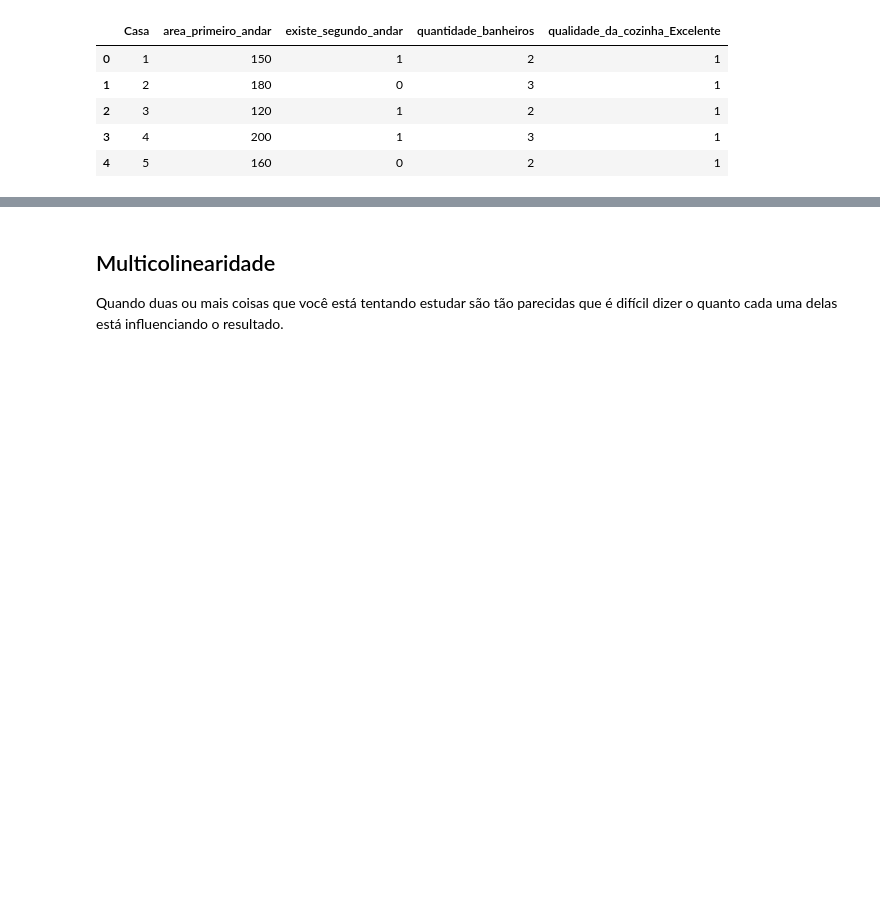
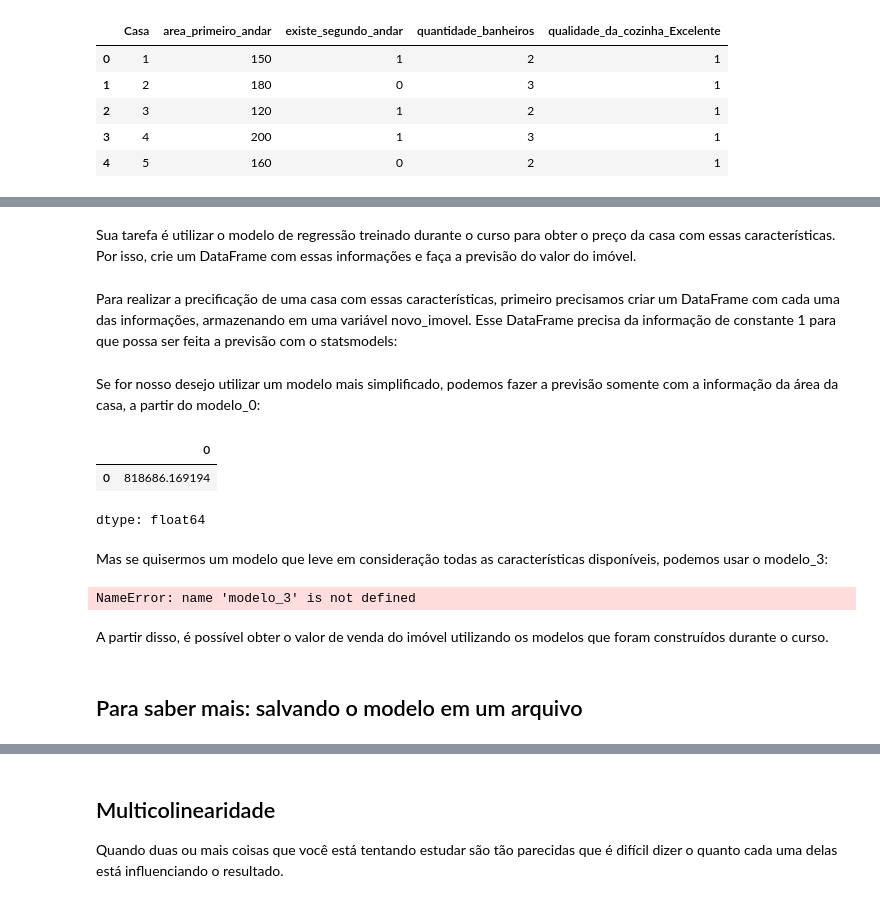
Before and after one commit to tluistorres/Cursos, a Jupyter notebook: Preços_móveis__Utilizando_Regressão_Linear.ipynb, the cells around one changed output, grey strips where cells are left out. Drawn from its saved outputs; the diff is of its cells as text; code cells hidden in the pictures; blank space fills up the shorter version.

```diff
--- a/Preços_móveis__Utilizando_Regressão_Linear.ipynb
+++ b/Preços_móveis__Utilizando_Regressão_Linear.ipynb
@@ -1346,0 +1460,29 @@ dtype: float64
+# %% [markdown]
+Sua tarefa é utilizar o modelo de regressão treinado durante o curso para obter o preço da casa com essas características. Por isso, crie um DataFrame com essas informações e faça a previsão do valor do imóvel.
+# %% [markdown]
+Para realizar a precificação de uma casa com essas características, primeiro precisamos criar um DataFrame com cada uma das informações, armazenando em uma variável novo_imovel. Esse DataFrame precisa da informação de constante 1 para que possa ser feita a previsão com o statsmodels:
+# %%
+novo_imovel = pd.DataFrame({'const':[1],
+                            'area_primeiro_andar':[98],
+                            'existe_segundo_andar': [0],
+                            'quantidade_banheiros': [1],
+                            'qualidade_da_cozinha_Excelente': [1]
+                            })
+# %% [markdown]
+Se for nosso desejo utilizar um modelo mais simplificado, podemos fazer a previsão somente com a informação da área da casa, a partir do modelo_0:
+# %%
+modelo_0.predict(novo_imovel['area_primeiro_andar'])
+# %% [output]
+|  | 0 |
+| 0 | 818686.169194 |
+dtype: float64
+# %% [markdown]
+Mas se quisermos um modelo que leve em consideração todas as características disponíveis, podemos usar o modelo_3:
+# %%
+modelo_3.predict(novo_imovel)[0]
+# %% [output]
+NameError: name 'modelo_3' is not defined
+# %% [markdown]
+A partir disso, é possível obter o valor de venda do imóvel utilizando os modelos que foram construídos durante o curso.
+# %% [markdown]
+## Para saber mais: salvando o modelo em um arquivo
```
Also changed, not shown: parts of 87 cells of this notebook.
